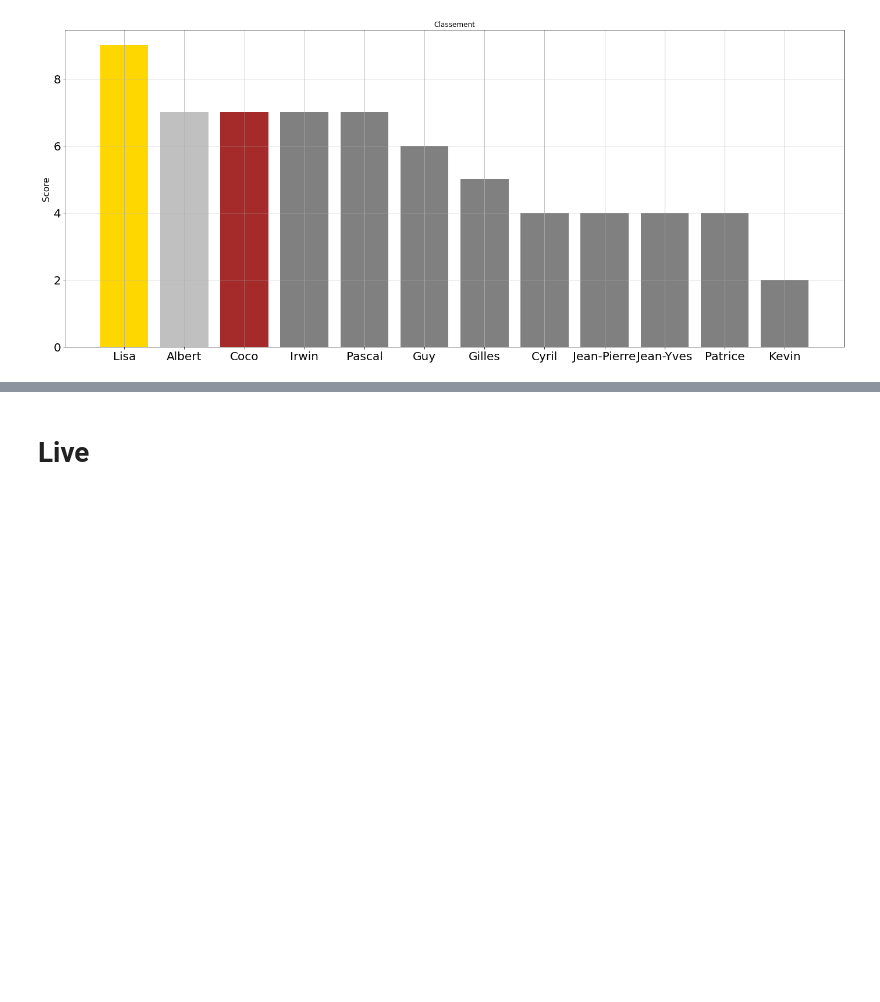
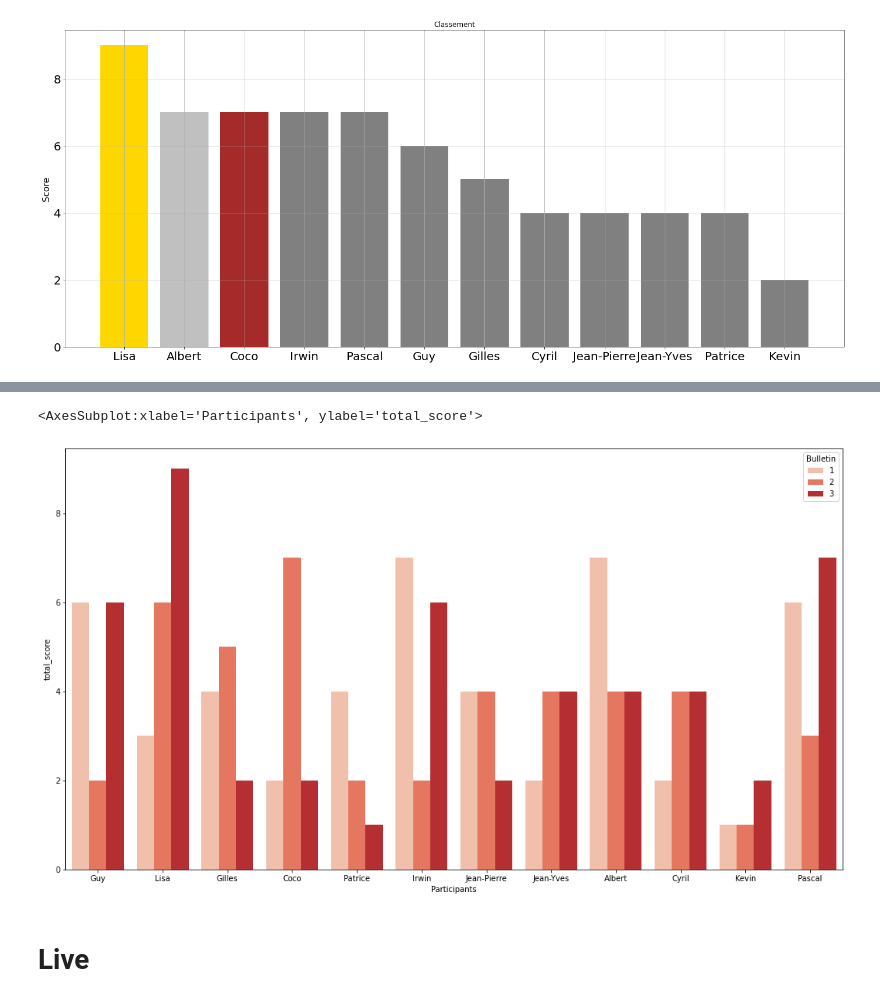
Before and after one commit to coraliegrobel/Classement, a Jupyter notebook: test2_old.ipynb, the cells around one changed output, grey strips where cells are left out. Cells and saved outputs as stored; diff of their text form; code cells hidden in the pictures; blank space fills up the shorter version.

```diff
--- a/test2_old.ipynb
+++ b/test2_old.ipynb
@@ -4,7 +4,7 @@ import numpy as np
 import seaborn as sns
 import matplotlib.pyplot as plt
 # %%
-df = pd.read_csv("df.csv")
+df = pd.read_csv("df_premiere_session.csv")
 # %%
 all_match = ['France - Autriche', 'Portugal - Tchéquie','Suisse - Ecosse', 'Espagne - Italie','Pays-Bas - France']
 # %%
@@ -157,0 +174,6 @@ plt.close()
+# %%
+all_score = df[["Participants", "total_score"]]
+sequence = np.tile([1, 2, 3], len(all_score) // 3 + 1)[:len(all_score)]
+
+# Step 3: Add the sequence as a new column in the DataFrame
+all_score['Bulletin'] = sequence
@@ -158,3 +206,9 @@ plt.close()
+# %%
+plt.figure(figsize=(18, 10))
+sns.barplot(all_score["Participants"],all_score["total_score"], hue = all_score["Bulletin"], palette = "Reds")
+# %% [output]
+<AxesSubplot:xlabel='Participants', ylabel='total_score'>
+[figure, added]
 # %% [markdown]
 # Live
 # %%
```
Also changed, not shown: parts of 3 cells of this notebook, 3 other files.
